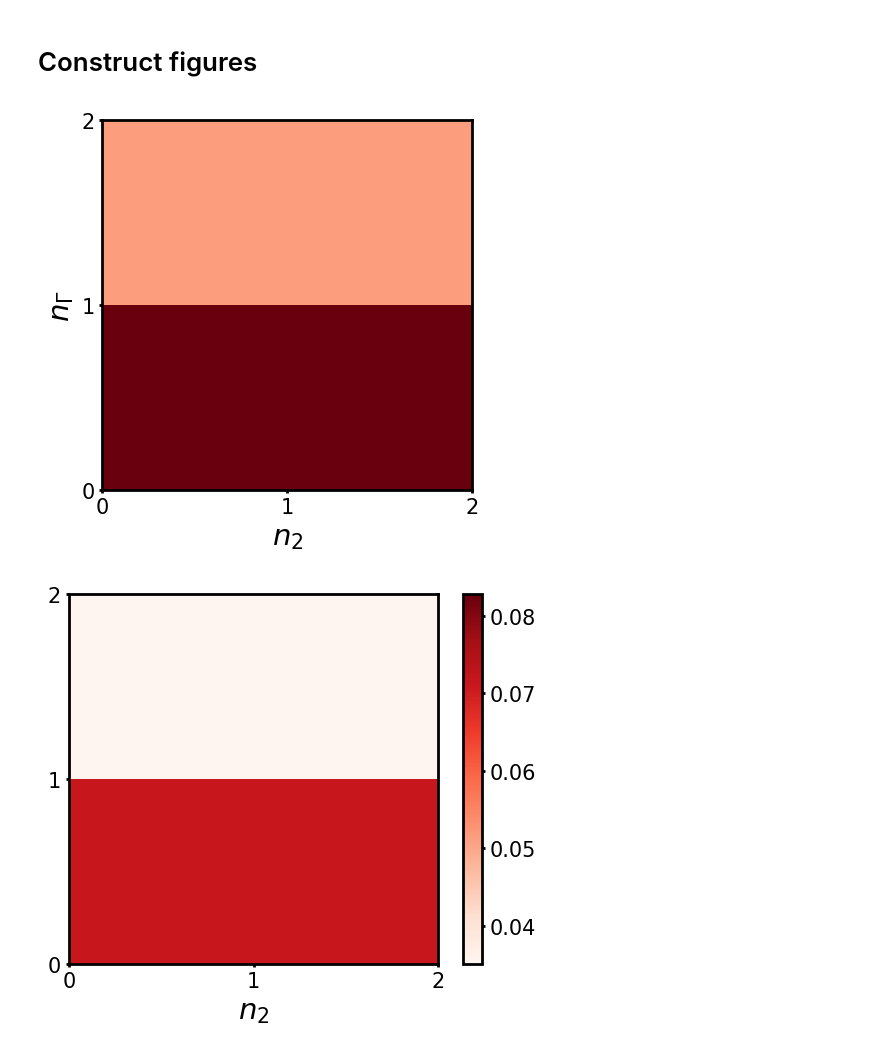
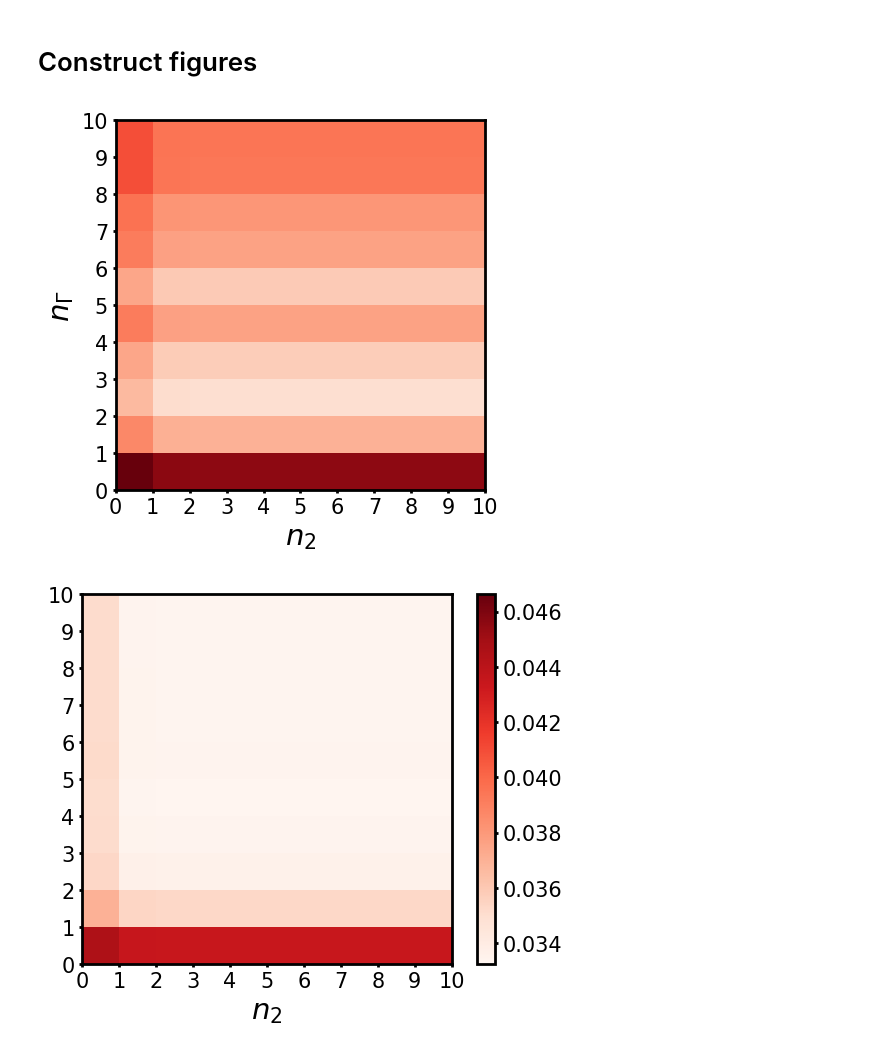
Before and after one commit to PaulStuiver/FP, a Jupyter notebook: Nonlinear_diffusion/Adding_modes.ipynb, the cells around one changed output. Drawn from its saved outputs; the diff is of its cells as text; code cells hidden in the pictures.

```diff
--- a/Nonlinear_diffusion/Adding_modes.ipynb
+++ b/Nonlinear_diffusion/Adding_modes.ipynb
@@ -51,8 +51,8 @@ ndofs_UI = np.shape(SI)[0]
 cutoff1 = 10
 
 # Choose max number of modes
-cutoffI = 2
-cutoff2 = 2
+cutoffI = 10
+cutoff2 = 10
 
 V_1, V_I, V_2, ndofs_u1, ndofs_uI, ndofs_u2, u1, uI, u2 = POD_all(S1, SI, S2, cutoff1, cutoffI, cutoff2)
 # %% [output]
@@ -126,7 +126,7 @@ standardization = 0
 regular = 1
 
 # If regular, choose justmu or also input the reduced-interface vector
-justmu = 0
+justmu = 1
 
 # Create copy of the transformation matrix
 V_I_copy = copy.deepcopy(V_I)
@@ -281,6 +281,9 @@ for k in range(cutoffI):
         # Determine the reduced vector on domain 2
         u_2_pred = []
 
+        # Determine the reduced vector on domain 2
+        u_2_pred_m4 = []
+
         # Loop through the number of modes on domain 2
         for i in range(int(cutoff2/nmodes)):
 
@@ -339,6 +342,26 @@ for k in range(cutoffI):
             u_1_pred = np.matmul(np.linalg.inv(a_11_array[nsamples-ntest+j]),f_1_array[nsamples-ntest+j]-np.matmul(a_1I_array[nsamples-ntest+j][:,0:k+1],u_I_pred))
             u_1_predh = np.matmul(V_1,u_1_pred)
 
+            if regular:
+
+                if not justmu:
+                    mode = input_to_output_model_nonorm(u_I_pred,mu_test[4],u_2_models[i])
+                else:
+                    # Just mu as input
+                    mode = u_2_models[i](torch.Tensor([mu_test[4]]).float()).detach().numpy()
+
+            elif normalization:
+                mu_test_normalized = (mu_test[4]-mu_mins)/(mu_maxs-mu_mins)
+                u_I_pred_m3_normalized = (u_I_pred_m3-uI_mins)/(uI_maxs-uI_mins)
+
+                mode = input_to_output_model_nonorm(u_I_pred_m3_normalized,mu_test_normalized,u_2_models[i])
+            else:
+                # Standardized inputs
+                mode = input_to_output_model_nonorm(u_I_pred_m3_standardized,mu_test_standardized,u_2_models[i])
+
+            u_2_pred_m4.append(mode[0])
+            u_2_predh = np.matmul(V_2[:,0:i+1],u_2_pred_m4)
+
             U_pred = np.hstack((u_1_predh,u_2_predh,u_I_predh))
             # Calculate relative errors
 
@@ -389,38 +412,42 @@ Online stage: test sample 99
 # %%
 # Choose figures
 figs = [rel_error_m_3, rel_error_m_4]
-figs = [rel_error_dom_I_m_3, rel_error_dom_I_m_4]
+# figs = [rel_error_dom_2_m_3, rel_error_dom_2_m_4]
+# figs = [rel_error_dom_I_m_3, rel_error_dom_I_m_4]
+# figs = [rel_error_dom_1_m_3, rel_error_dom_1_m_4]
+
+
 
 vmax = -10
 vmin = 10
 
 for figure in figs:
 
     maxcandidate = max(figure.flatten())
     mincandidate = min(figure.flatten())
 
     if maxcandidate > vmax:
         vmax = maxcandidate
 
     if mincandidate < vmin:
         vmin = mincandidate
 
 
 for i in range(2):
     ax = plt.figure(figsize=(6.4, 4.8)).gca()
     ax.yaxis.set_major_locator(MaxNLocator(integer=True))
     ax.xaxis.set_major_locator(MaxNLocator(integer=True))
 
     img = ax.imshow(np.flipud(figs[i]), vmin=vmin, vmax=vmax, extent=[0,cutoff2,0,cutoffI], interpolation = "nearest", cmap='Reds')
 
     if i ==1:
         plt.colorbar(img,ax=ax)
 
     plt.xlabel('$n_2$')
     if i == 0:
         plt.ylabel('$n_\Gamma$')
 #     plt.savefig(saves_error[i], bbox_inches='tight')
     plt.show()
 # %% [output]
-[figure, old version]
+[figure, new version]
-[figure, old version]
+[figure, new version]
```
Also changed, not shown: parts of 3 cells of this notebook.
